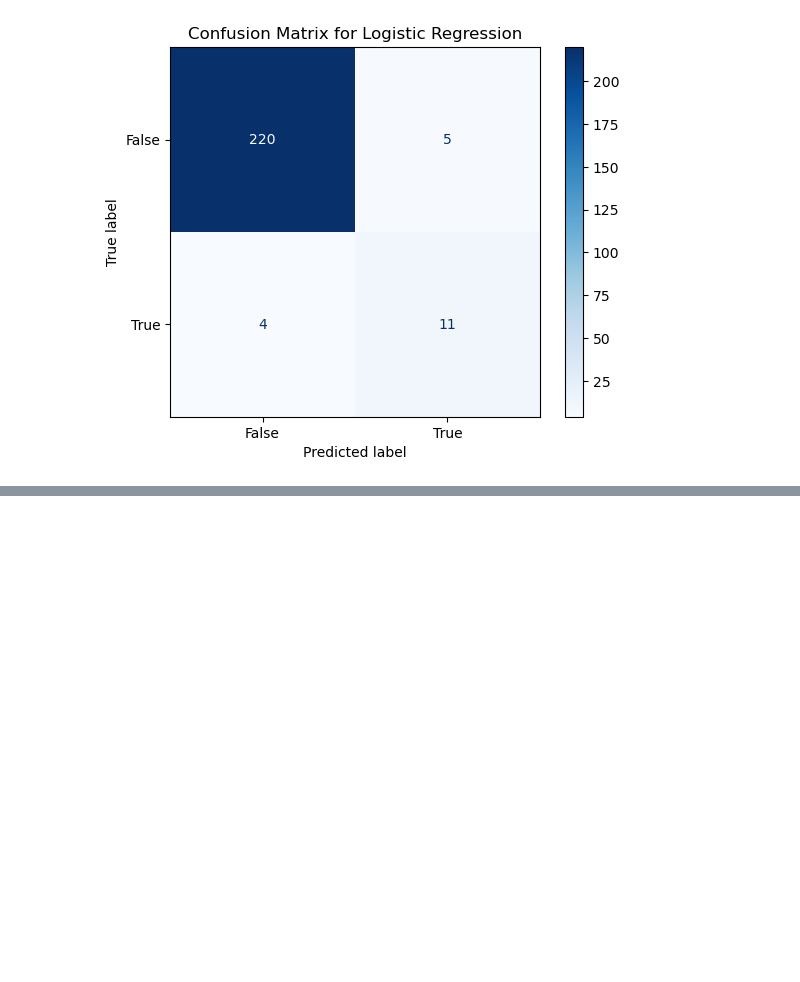
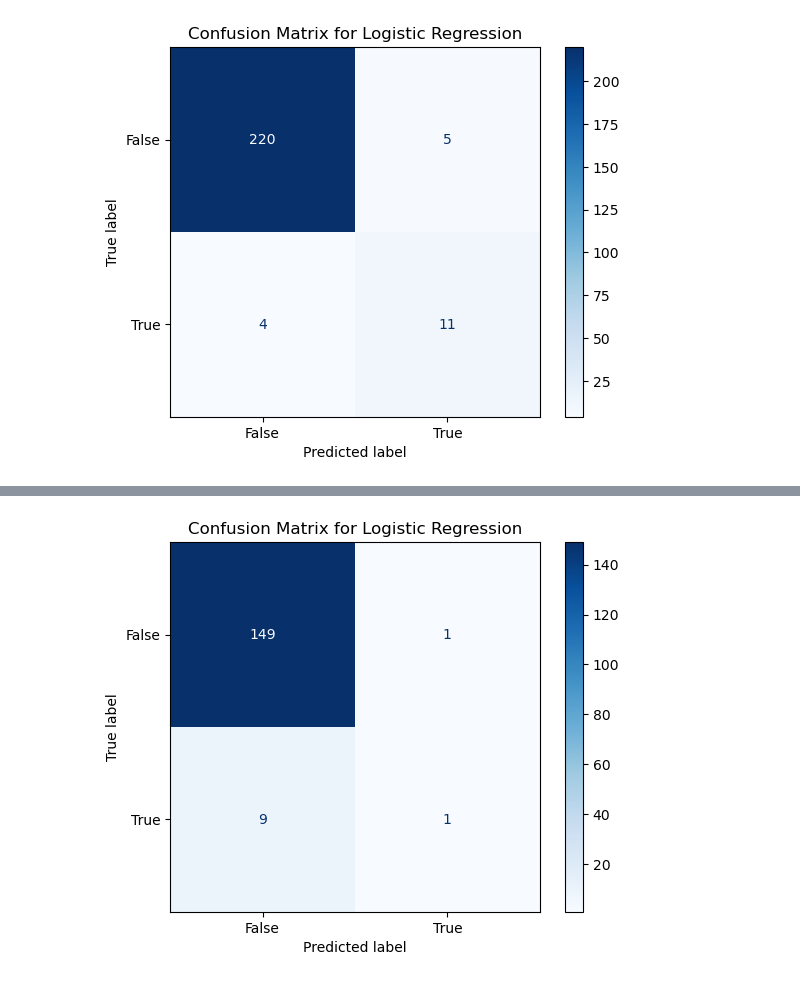
Before and after one commit to couchsnail/ds3-workshops, a Jupyter notebook: ds3-wi25-w1/intro_to_scikit_learn_demo.ipynb, the cells around one changed output, grey strips where cells are left out. Cells and saved outputs as stored; diff of their text form; code cells hidden in the pictures; blank space fills up the shorter version.

```diff
--- a/ds3-wi25-w1/intro_to_scikit_learn_demo.ipynb
+++ b/ds3-wi25-w1/intro_to_scikit_learn_demo.ipynb
@@ -247,0 +377,7 @@ plt.show()
+# %%
+# Creating the confusion matrix
+ConfusionMatrixDisplay.from_estimator(knn_pipeline, X_test_knn, y_test_knn, cmap='Blues')
+plt.title("Confusion Matrix for Logistic Regression")
+plt.show()
+# %% [output]
+[figure, added]
```
Also changed, not shown: parts of 15 cells of this notebook.
